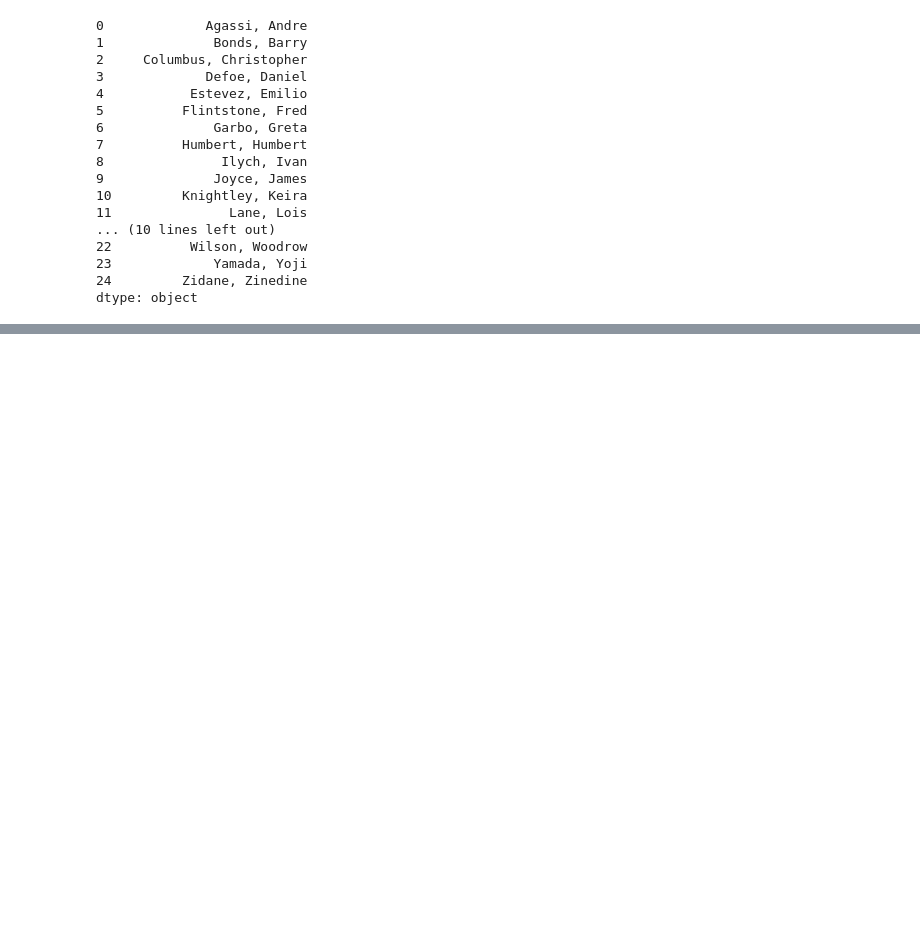
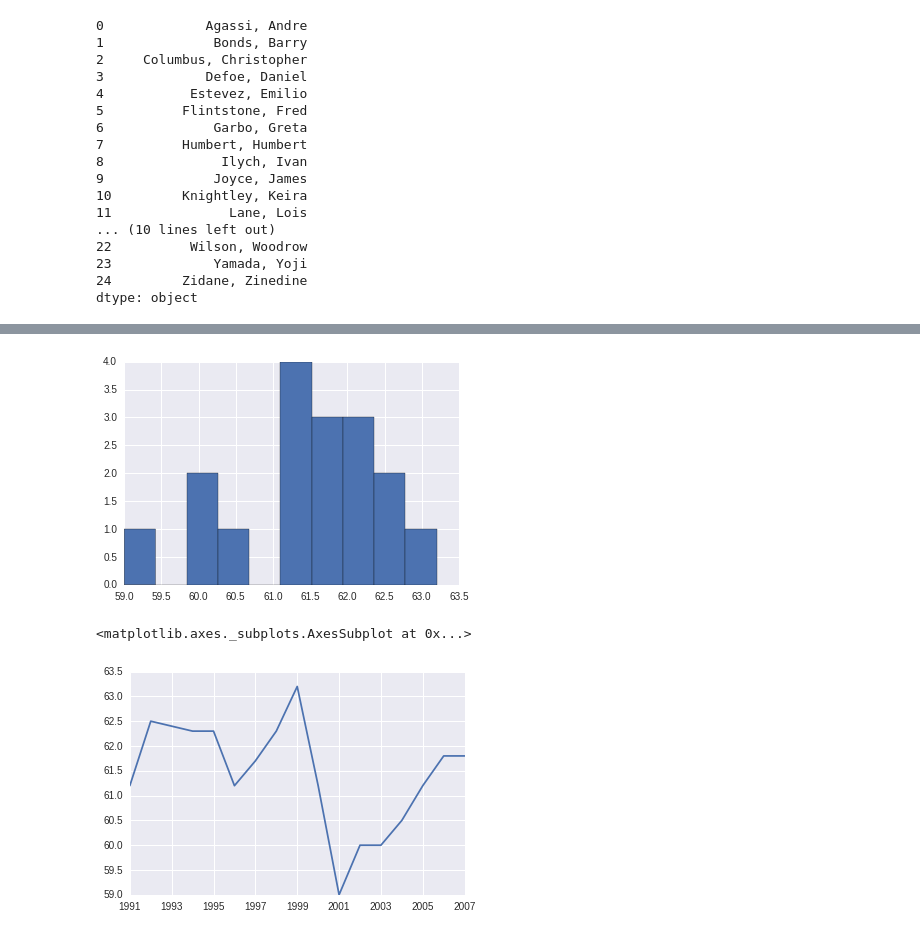
Before and after one commit to charlesmilam/udacity, a Jupyter notebook: introDA/lesson2/L2_quizzes.ipynb, the cells around one changed output, grey strips where cells are left out. Cells and saved outputs as stored; diff of their text form; code cells hidden in the pictures; blank space fills up the shorter version.

Commit message:
plot provided series

```diff
--- a/introDA/lesson2/L2_quizzes.ipynb
+++ b/introDA/lesson2/L2_quizzes.ipynb
@@ -693,7 +690,7 @@ import seaborn as sns
 # The following code reads all the Gapminder data into Pandas DataFrames. You'll
 # learn about DataFrames next lesson.
 
-path = '/datasets/ud170/gapminder/'
+path = ''
 employment = pd.read_csv(path + 'employment_above_15.csv', index_col='Country')
 female_completion = pd.read_csv(path + 'female_completion_rate.csv', index_col='Country')
 male_completion = pd.read_csv(path + 'male_completion_rate.csv', index_col='Country')
@@ -702,11 +699,12 @@ gdp = pd.read_csv(path + 'gdp_per_capita.csv', index_col='Country')
 # %%
 # The following code creates a Pandas Series for each variable for the United States.
 # You can change the string 'United States' to a country of your choice.
+country = 'Nepal'
 
-employment_us = employment.loc['United States']
-female_completion_us = female_completion.loc['United States']
-male_completion_us = male_completion.loc['United States']
-life_expectancy_us = life_expectancy.loc['United States']
-gdp_us = gdp.loc['United States']
+employment = employment.loc[country]
+female_completion = female_completion.loc[country]
+male_completion = male_completion.loc[country]
+life_expectancy = life_expectancy.loc[country]
+gdp = gdp.loc[country]
 # %%
 # Uncomment the following line of code to see the available country names
@@ -714,7 +730,15 @@ gdp_us = gdp.loc['United States']
 # %%
 %matplotlib inline
+import matplotlib.pyplot as plt
 import seaborn as sns
 
 # Use the Series defined above to create a plot of each variable over time for
 # the country of your choice. You will only be able to display one plot at a time
 # with each "Test Run".
+employment.hist()
+plt.show()
+employment.plot()
+# %% [output]
+[figure, added]
+<matplotlib.axes._subplots.AxesSubplot at 0x...>
+[figure, added]
```
Also changed, not shown: parts of 6 cells of this notebook.
